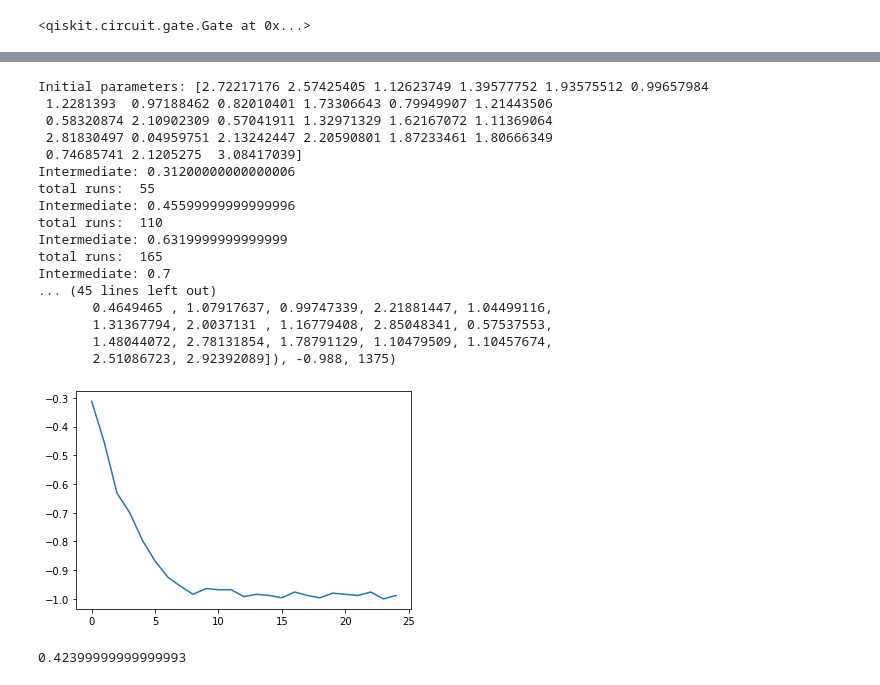
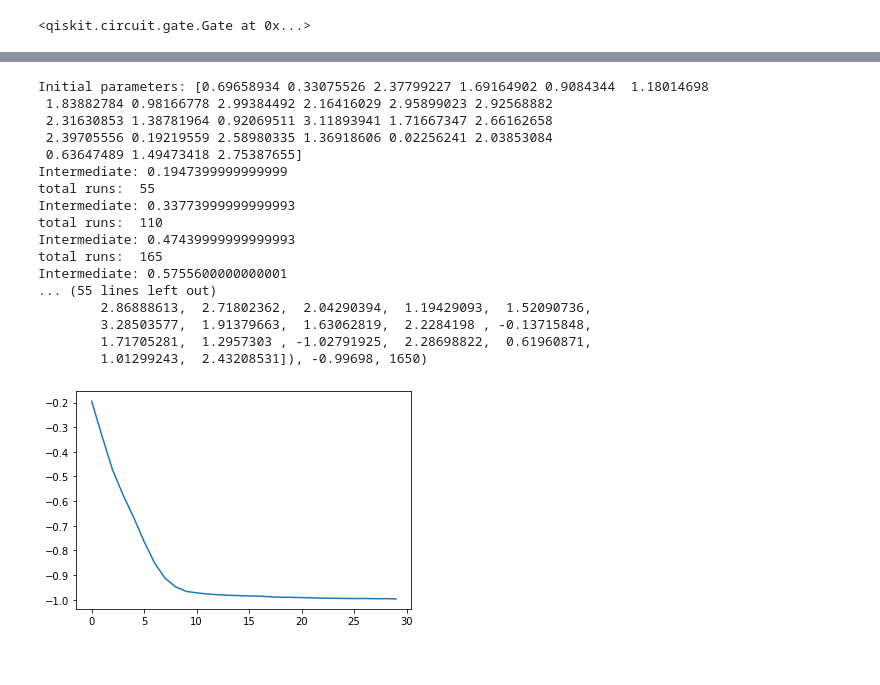
Before and after one commit to leoheyns/quanticaselecta, a Jupyter notebook: classifier/oracle_counting_generator.ipynb, the cells around one changed output, grey strips where cells are left out. Saved outputs shown, nothing was run; the diff lists cells and outputs as text; code cells hidden in the pictures.

Commit message:
met constants en waarschijnlijk andere meuk

```diff
--- a/classifier/oracle_counting_generator.ipynb
+++ b/classifier/oracle_counting_generator.ipynb
@@ -10,6 +10,12 @@ from qiskit.visualization import plot_bloch_multivector
 from qiskit.quantum_info import Statevector
 from datetime import datetime
 from qiskit.aqua.components.optimizers import COBYLA, ADAM, AQGD, NFT
+# %%
+#CONSTANTSSSSSS
+
+#generator constants
+circuit_depth = 3
+circuit_width = 3
 # %%
 def normalize(l):
     normalization_factor = math.sqrt(sum([i ** 2 for i in l]))
@@ -192,7 +198,7 @@ def classify(inp, generator=None):
     qc = qc.compose(construct_classifier(data, labels, generator))
     print(qc)
     backend = Aer.get_backend('qasm_simulator')
-    job = execute(backend=backend, experiments=qc, shots=500)
+    job = execute(backend=backend, experiments=qc, shots=10001)
     result = job.result()
 
     counts = result.get_counts()
@@ -571,19 +575,19 @@ def classify_variationally_with_count(depth, width, params, data_point):
 # classify_variationally(params, data_point)
 
 label_names = [0,1]
-params = [2.08258902, 2.25828754, 0.42971397, 1.20614516, 2.15659323,
-       0.65475848, 1.75829613, 0.81081972, 0.8950462 , 1.83555018,
-       0.4649465 , 1.07917637, 0.99747339, 2.21881447, 1.04499116,
-       1.31367794, 2.0037131 , 1.16779408, 2.85048341, 0.57537553,
-       1.48044072, 2.78131854, 1.78791129, 1.10479509, 1.10457674,
-       2.51086723, 2.92392089]
+params = [ 1.3076738 , -1.14595653,  2.30277543,  1.45711461,  0.9573837 ,
+        1.39784196,  1.60263236,  0.99444816,  2.69540289,  2.42682581,
+        2.86888613,  2.71802362,  2.04290394,  1.19429093,  1.52090736,
+        3.28503577,  1.91379663,  1.63062819,  2.2284198 , -0.13715848,
+        1.71705281,  1.2957303 , -1.02791925,  2.28698822,  0.61960871,
+        1.01299243,  2.43208531]
 correct = 0
 count = 0
 generator = build_variational_circuit(circuit_depth, circuit_width, 0)
 
 for index, row in test.iterrows():
     label = row[4]
-    results = classify(row[[0,1]].tolist(), generator=None)
+    results = classify(row[[0,1]].tolist(), generator=generator)
 #     results = classify_variationally_with_count(circuit_depth,circuit_width, params, row[[0,1]].tolist())
     cor = False
     if results[0] > results[1] and label == label_names[0]:
@@ -644,6 +630,6 @@ q695790_2: ─┤ RX(2.8699) ├──┤ RZ(1.0166) ├────────
 # %%
 # Define variational circuit_variables
-circuit_depth = 3
+circuit_depth = 5
 n_features = 2
 n_labels = 1
 
@@ -749,7 +716,7 @@ circuit_width = 3
 
 intermediate_results = []
 
-n_qubits = math.ceil(math.log2(n_features)) + n_labels
+n_qubits = 3
 
 def seriessum(n):
     n_sum = 0
@@ -776,7 +743,7 @@ def objective_function(params):
         qc = build_gan_stack_with_count(circuit_depth, param_set)
 
         backend = Aer.get_backend('qasm_simulator')
-        job = execute(backend=backend, experiments=qc, shots=500)
+        job = execute(backend=backend, experiments=qc, shots=100000)
         counts = job.result().get_counts()
 
         result = 2 * counts['0'] / sum(counts.values()) - 1
@@ -800,48 +767,48 @@ def generate_params(circuit_depth, circuit_width):
         for i in range(n):
             n_sum += i
         return n_sum
 
     n_rot_qubits_per_layer = n_qubits * 2
     n_qubits_per_layer = n_qubits * 2 + seriessum(n_qubits)
     n_entangle_qubits_per_layer = seriessum(n_qubits)
 
     generated_params = np.random.rand(circuit_depth * (n_rot_qubits_per_layer + n_entangle_qubits_per_layer)) * math.pi
 
     return generated_params
 
 init_params = generate_params(circuit_depth, circuit_width)
 
 print("Initial parameters:", init_params)
 # objective_function(params)
 
 # optimizer = COBYLA(maxiter=100)
 optimizer = AQGD(maxiter=30)
 
 ret = optimizer.optimize(num_vars=len(init_params), objective_function=objective_function, initial_point=init_params)
 
 print("Supposed optimal parameters:", ret)
 
 plt.plot(intermediate_results)
 plt.show()
 # %% [output]
-Initial parameters: [2.72217176 2.57425405 1.12623749 1.39577752 1.93575512 0.99657984
- 1.2281393  0.97188462 0.82010401 1.73306643 0.79949907 1.21443506
- 0.58320874 2.10902309 0.57041911 1.32971329 1.62167072 1.11369064
- 2.81830497 0.04959751 2.13242447 2.20590801 1.87233461 1.80666349
- 0.74685741 2.1205275  3.08417039]
-Intermediate: 0.31200000000000006
+Initial parameters: [0.69658934 0.33075526 2.37799227 1.69164902 0.9084344  1.18014698
+ 1.83882784 0.98166778 2.99384492 2.16416029 2.95899023 2.92568882
+ 2.31630853 1.38781964 0.92069511 3.11893941 1.71667347 2.66162658
+ 2.39705556 0.19219559 2.58980335 1.36918606 0.02256241 2.03853084
+ 0.63647489 1.49473418 2.75387655]
+Intermediate: 0.1947399999999999
 total runs:  55
-Intermediate: 0.45599999999999996
+Intermediate: 0.33773999999999993
 total runs:  110
-Intermediate: 0.6319999999999999
+Intermediate: 0.47439999999999993
 total runs:  165
-Intermediate: 0.7
-... (45 lines left out)
-       0.4649465 , 1.07917637, 0.99747339, 2.21881447, 1.04499116,
-       1.31367794, 2.0037131 , 1.16779408, 2.85048341, 0.57537553,
-       1.48044072, 2.78131854, 1.78791129, 1.10479509, 1.10457674,
-       2.51086723, 2.92392089]), -0.988, 1375)
+Intermediate: 0.5755600000000001
+... (55 lines left out)
+        2.86888613,  2.71802362,  2.04290394,  1.19429093,  1.52090736,
+        3.28503577,  1.91379663,  1.63062819,  2.2284198 , -0.13715848,
+        1.71705281,  1.2957303 , -1.02791925,  2.28698822,  0.61960871,
+        1.01299243,  2.43208531]), -0.99698, 1650)
-[figure, old version]
+[figure, new version]
 # %%
 params = init_params
 num_params = len(params)
@@ -901,8 +868,6 @@ counts = job.result().get_counts()
 result = 2 * counts['0'] / sum(counts.values()) - 1
 
 print(result)
-# %% [output]
-0.42399999999999993
 # %%
 oracle1, n_data_qubits, n_counting_qubits = construct_oracle(data, labels)
 oracle2, n_data_qubits, n_counting_qubits = construct_oracle(data, labels)
```
Also changed, not shown: parts of 16 cells of this notebook.
